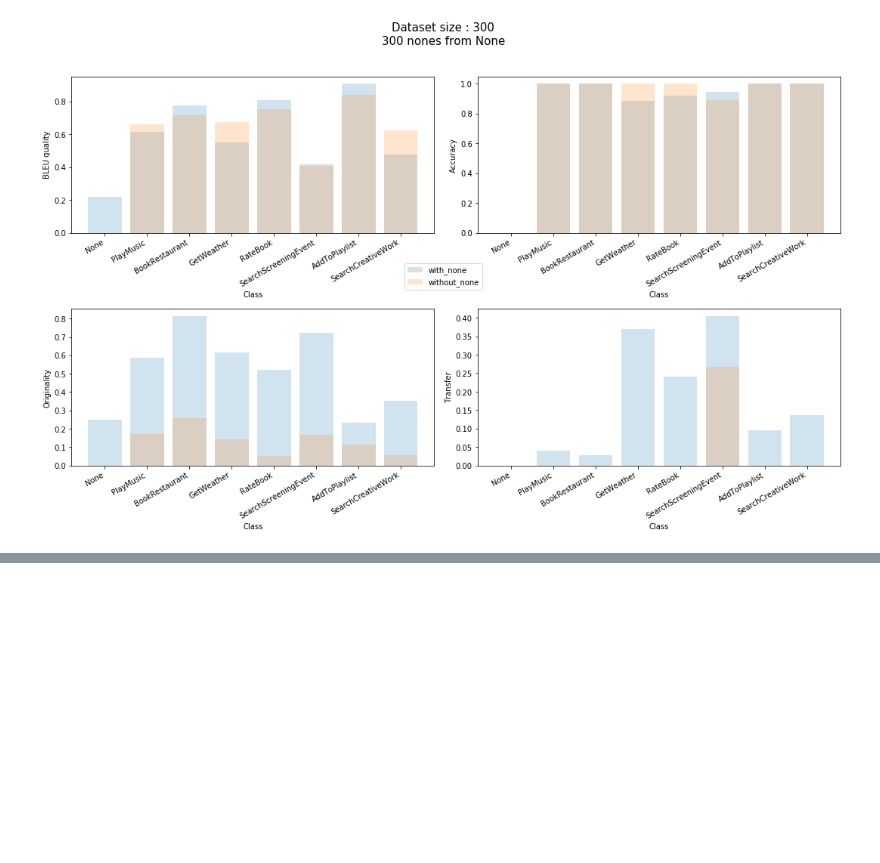
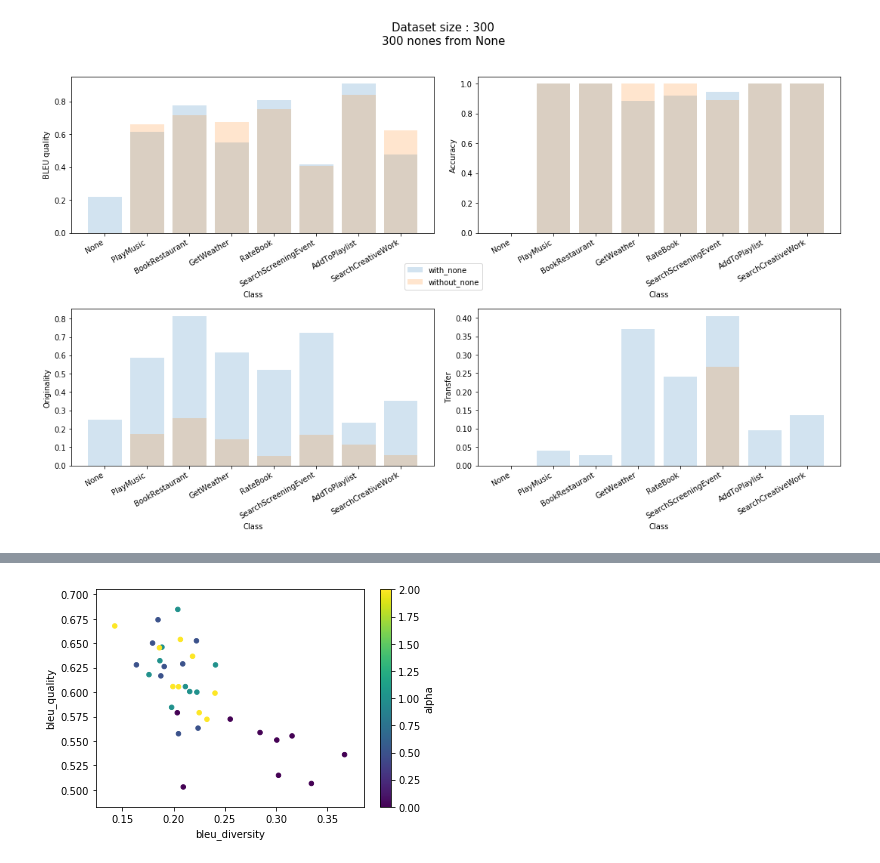
Before and after one commit to sonos/automatic-data-generation, a Jupyter notebook: automatic_data_generation/analysis.ipynb, the cells around one changed output, grey strips where cells are left out. Cells and saved outputs as stored; diff of their text form; code cells hidden in the pictures; blank space fills up the shorter version.

```diff
--- a/automatic_data_generation/analysis.ipynb
+++ b/automatic_data_generation/analysis.ipynb
@@ -336,13 +336,6 @@ for dic in [dic_tr]:
 1            0            in _forecast_country_ was there _forecast_condition_name_ in _forecast_region_
 # %% [markdown]
 ## Per intent metrics
-# %%
-results_dir = 'results_alpha/'
-runs = []
-for filename in os.listdir(results_dir):
-    if not filename.endswith('.pkl'):
-        continue
-    runs.append(torch.load(results_dir+filename))
 # %%
 fig, axarr = plt.subplots(2,2, figsize=(15,10))
 axarr = axarr.flatten()
@@ -787,0 +729,35 @@ fig.tight_layout(rect=[0, 0.03, 1, 0.9])
+# %%
+from pathlib import Path
+import shutil
+results_dir = 'results_alpha'
+runs = []
+
+for filename in os.listdir(results_dir):
+    filepath = Path(results_dir)/Path(filename)
+    if filename.endswith('.pkl'):
+        runs.append(torch.load(filepath))
+
+runs = [run for run in runs if (run['args']['none_size']==200)] #and (run['args']['cosine_threshold']==0.9)]
+runs.sort(key = lambda x : x['args']['seed'])
+runs.sort(key = lambda x : x['args']['none_size'])
+runs.sort(key = lambda x : x['args']['cosine_threshold'])
+runs.sort(key = lambda x : x['args']['alpha'])
+
+data = {}
+for arg_name in runs[0]['args'].keys():
+    data[arg_name] = [run['args'][arg_name] for run in runs]
+data['pickle']   = np.array([run['args']['pickle'].split('/')[-1].rstrip('.pkl') for run in runs])
+
+data['bleu_quality']   = np.array([run['delexicalised_metrics']['bleu_scores']['quality']['avg'] for run in runs])
+data['bleu_diversity'] = np.array([run['delexicalised_metrics']['bleu_scores']['diversity']['avg'] for run in runs])
+data['accuracy']       = np.array([run['delexicalised_metrics']['intent_accuracy']['avg'] for run in runs])
+data['originality']       = np.array([run['delexicalised_metrics']['originality']['avg'] for run in runs])
+data['transfer']   = np.array([run['delexicalised_metrics']['transfer']['metric']['avg'] for run in runs])
+
+data['metric'] = data['accuracy']**10 * data['originality'] #* data['bleu_quality']
+
+df = pd.DataFrame(data, columns=['pickle', 'seed', 'dataset_size', 'none_size', 'alpha', 'cosine_threshold',
+                                 'bleu_quality', 'bleu_diversity', 'accuracy', 'originality', 'transfer', 'metric'])
+#df = df.sort_values(by = 'alpha', ascending=True)
+print(len(runs))
+df.head(100)
@@ -787,0 +783,5 @@ fig.tight_layout(rect=[0, 0.03, 1, 0.9])
+# %%
+df.plot.scatter(x='bleu_diversity', y='bleu_quality', c='alpha', style='o', colormap='viridis', sharex=False)
+plt.savefig(save_dir+'bleu_vs_bleu.png')
+# %% [output]
+[figure, added]
```
Also changed, not shown: parts of 10 cells of this notebook, 8 other files.
